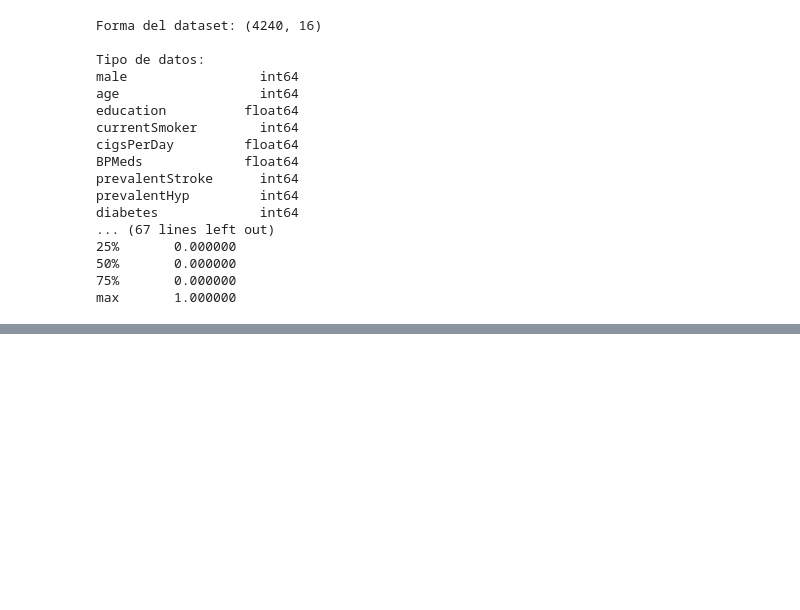
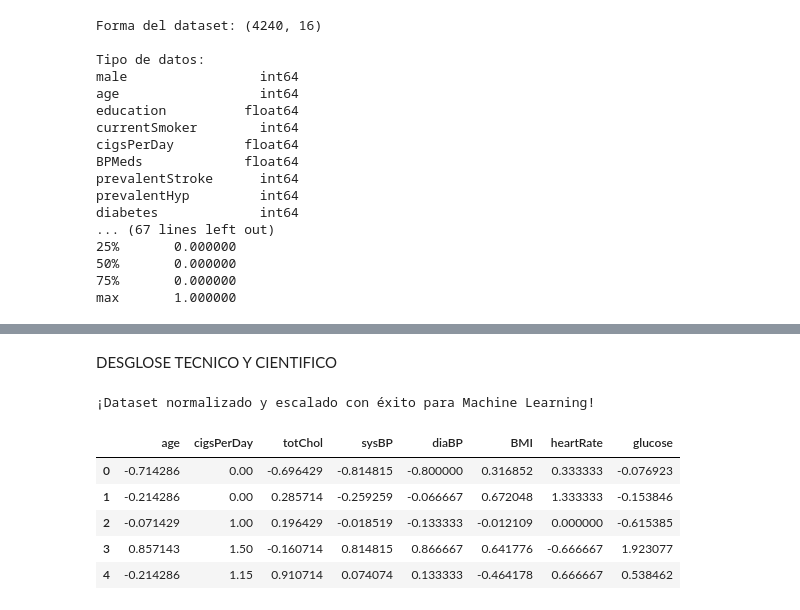
Before and after one commit to jc299708-cmyk/delfin2026-cardiometabolico, a Jupyter notebook: notebooks/semana1_exploracion_incial.ipynb, the cells around one changed output, grey strips where cells are left out. Saved outputs shown, nothing was run; the diff lists cells and outputs as text; code cells hidden in the pictures; blank space fills up the shorter version.

```diff
--- a/notebooks/semana1_exploracion_incial.ipynb
+++ b/notebooks/semana1_exploracion_incial.ipynb
@@ -33,0 +125,25 @@ max       1.000000
+# %% [markdown]
+DESGLOSE TECNICO Y CIENTIFICO
+# %%
+from sklearn.preprocessing import RobustScaler
+
+# 1. Identificar las columnas numéricas continuas que tienen los outliers
+columnas_a_escalar = ['age', 'cigsPerDay', 'totChol', 'sysBP', 'diaBP', 'BMI', 'heartRate', 'glucose']
+
+# 2. Inicializar el Escalador Robusto
+scaler = RobustScaler()
+
+# 3. Aplicar el escalado a las columnas seleccionadas
+df[columnas_a_escalar] = scaler.fit_transform(df[columnas_a_escalar])
+
+# 4. Mostrar cómo quedaron los primeros datos ya normalizados
+print("¡Dataset normalizado y escalado con éxito para Machine Learning!")
+df[columnas_a_escalar].head()
+# %% [output]
+¡Dataset normalizado y escalado con éxito para Machine Learning!
+|  | age | cigsPerDay | totChol | sysBP | diaBP | BMI | heartRate | glucose |
+| 0 | -0.714286 | 0.00 | -0.696429 | -0.814815 | -0.800000 | 0.316852 | 0.333333 | -0.076923 |
+| 1 | -0.214286 | 0.00 | 0.285714 | -0.259259 | -0.066667 | 0.672048 | 1.333333 | -0.153846 |
+| 2 | -0.071429 | 1.00 | 0.196429 | -0.018519 | -0.133333 | -0.012109 | 0.000000 | -0.615385 |
+| 3 | 0.857143 | 1.50 | -0.160714 | 0.814815 | 0.866667 | 0.641776 | -0.666667 | 1.923077 |
+| 4 | -0.214286 | 1.15 | 0.910714 | 0.074074 | 0.133333 | -0.464178 | 0.666667 | 0.538462 |
```
Also changed, not shown: parts of 7 cells of this notebook, 1 other file.
